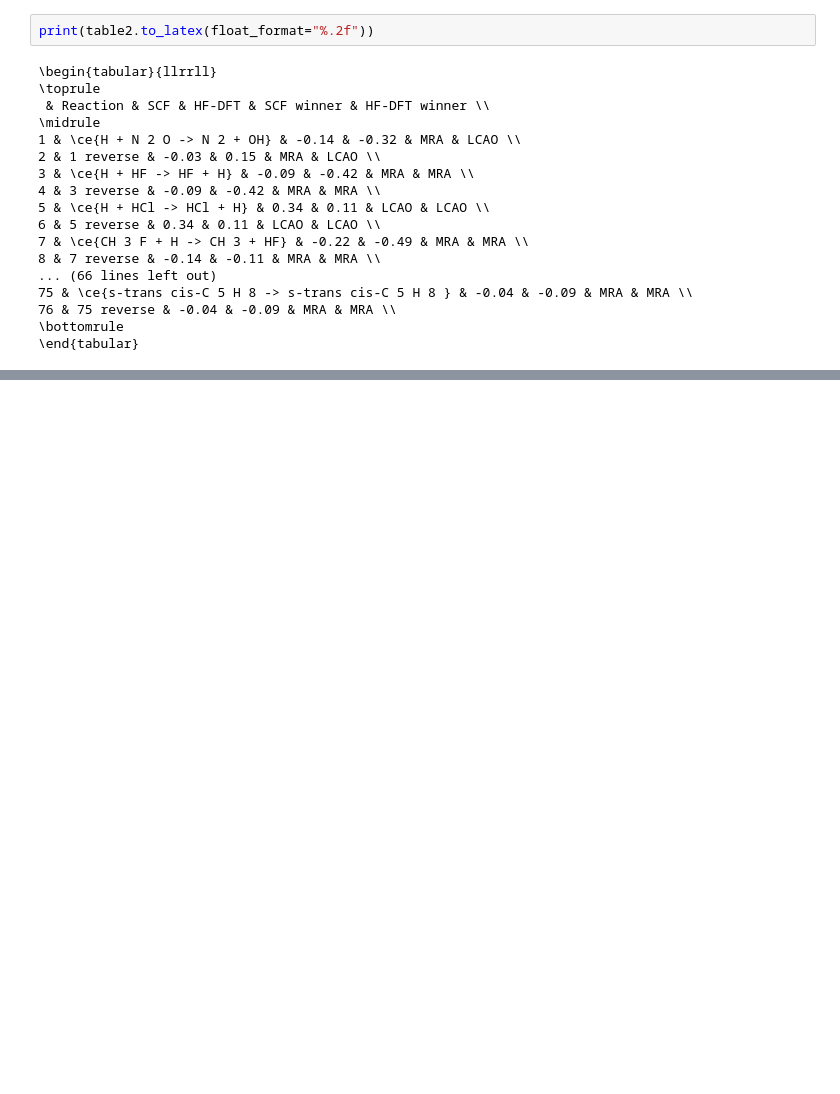
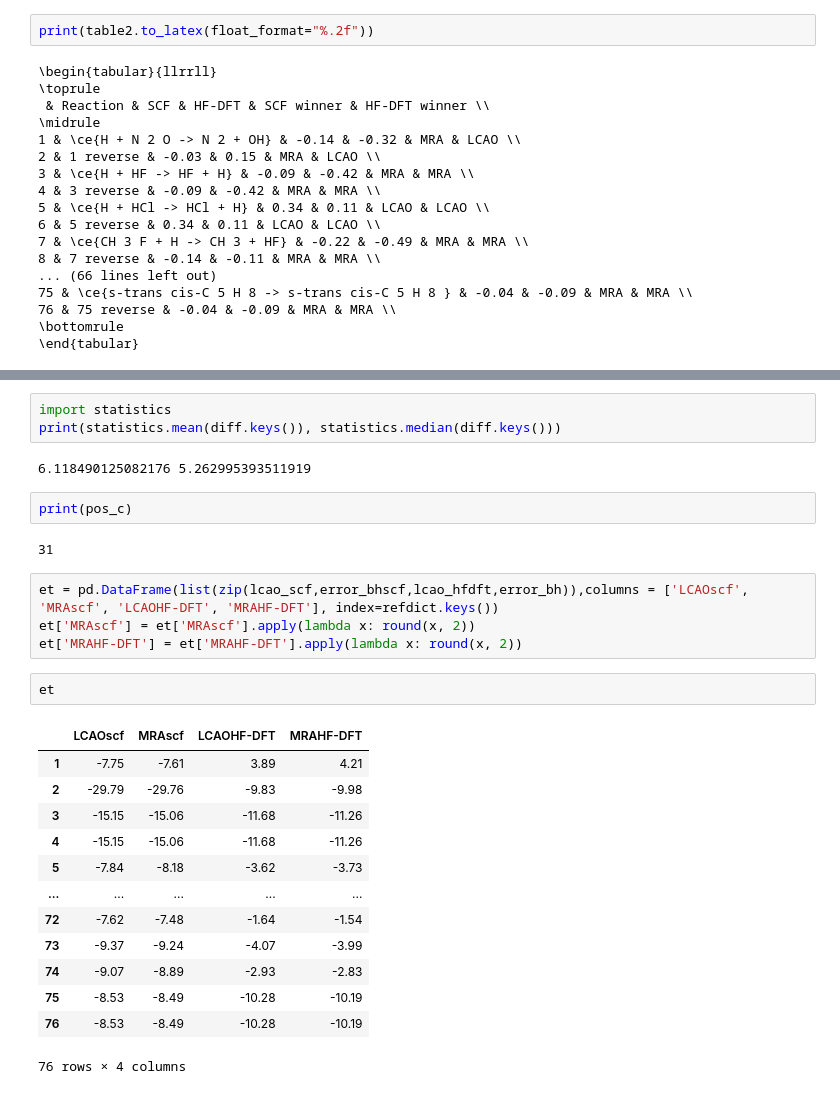
Before and after one commit to hborchert/BH76-HFDFT-MADNESS, a Jupyter notebook: analysis.ipynb, the cells around one changed output, grey strips where cells are left out. Saved outputs shown, nothing was run; the diff lists cells and outputs as text; blank space fills up the shorter version.

```diff
--- a/analysis.ipynb
+++ b/analysis.ipynb
@@ -350,0 +379,29 @@ print(table2.to_latex(float_format="%.2f"))
+# %%
+import statistics
+print(statistics.mean(diff.keys()), statistics.median(diff.keys()))
+# %% [output]
+6.118490125082176 5.262995393511919
+# %%
+print(pos_c)
+# %% [output]
+31
+# %%
+et = pd.DataFrame(list(zip(lcao_scf,error_bhscf,lcao_hfdft,error_bh)),columns = ['LCAOscf', 'MRAscf', 'LCAOHF-DFT', 'MRAHF-DFT'], index=refdict.keys())
+et['MRAscf'] = et['MRAscf'].apply(lambda x: round(x, 2))
+et['MRAHF-DFT'] = et['MRAHF-DFT'].apply(lambda x: round(x, 2))
+# %%
+et
+# %% [output]
+|  | LCAOscf | MRAscf | LCAOHF-DFT | MRAHF-DFT |
+| 1 | -7.75 | -7.61 | 3.89 | 4.21 |
+| 2 | -29.79 | -29.76 | -9.83 | -9.98 |
+| 3 | -15.15 | -15.06 | -11.68 | -11.26 |
+| 4 | -15.15 | -15.06 | -11.68 | -11.26 |
+| 5 | -7.84 | -8.18 | -3.62 | -3.73 |
+| ... | ... | ... | ... | ... |
+| 72 | -7.62 | -7.48 | -1.64 | -1.54 |
+| 73 | -9.37 | -9.24 | -4.07 | -3.99 |
+| 74 | -9.07 | -8.89 | -2.93 | -2.83 |
+| 75 | -8.53 | -8.49 | -10.28 | -10.19 |
+| 76 | -8.53 | -8.49 | -10.28 | -10.19 |
+76 rows × 4 columns
```
Also changed, not shown: parts of 1 cell of this notebook.
